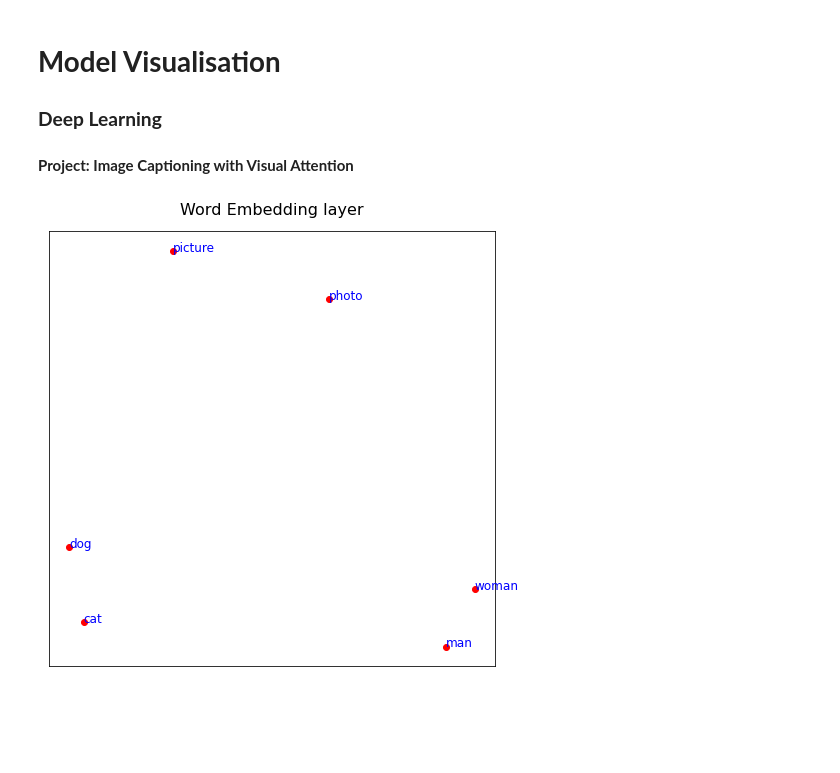
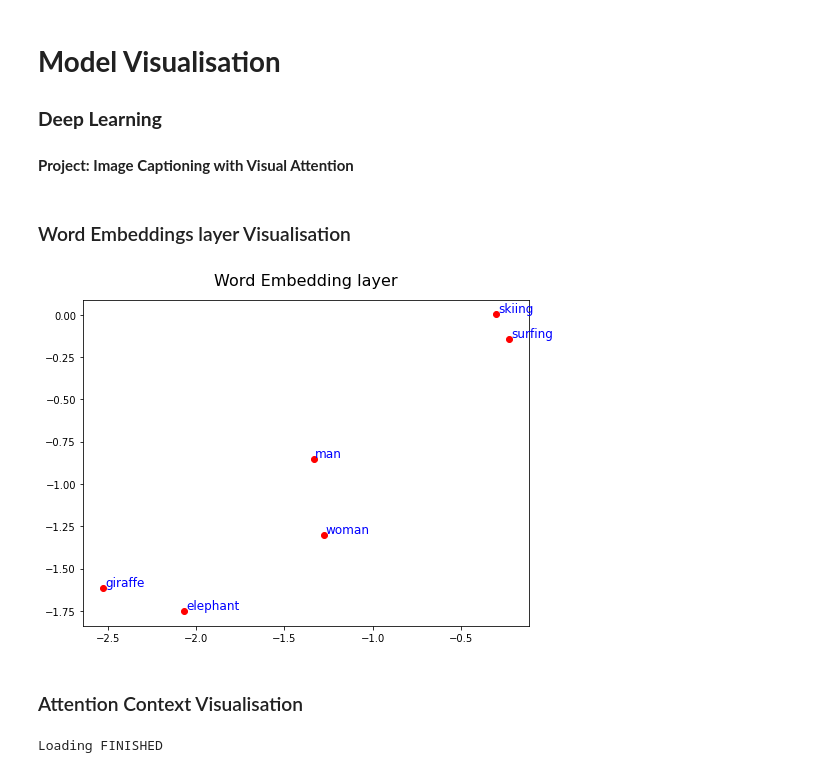
Before and after one commit to wiktorlazarski/Image-Captioning-with-Visual-Attention, a Jupyter notebook: notebooks/evaluating/Model_Visualisation.ipynb, the cells around one changed output. Drawn from its saved outputs; the diff is of its cells as text; code cells hidden in the pictures; blank space fills up the shorter version.

Commit message:
Attention visualisation

```diff
--- a/notebooks/evaluating/Model_Visualisation.ipynb
+++ b/notebooks/evaluating/Model_Visualisation.ipynb
@@ -16,6 +20,8 @@ import scripts.model as model
 
 %load_ext autoreload
 %autoreload 2
+# %% [markdown]
+### Word Embeddings layer Visualisation
 # %%
 DECODER_PATH = "./models/best_models/best_model_e128_a256_d512_lr0.0003-extended_with_loss.pth"
 # %%
@@ -40,12 +46,9 @@ embeddings = decoder.word_embedding.weight.detach().numpy()
 
 E_reduced = dv.reduce_to_k_dim(embeddings)
 # %%
-plt.rcParams["figure.figsize"] = (8, 8)
+plt.rcParams["figure.figsize"] = (8, 6)
 
 plt.title("Word Embedding layer", fontsize=16, y=1.025)
-plt.gca().axes.get_yaxis().set_visible(False)
-plt.gca().axes.get_xaxis().set_visible(False)
-
-dv.plot_embeddings(E_reduced, ["cat", "dog", "woman", "man", "photo", "picture"])
+dv.plot_embeddings(E_reduced, ["elephant", "giraffe", "woman", "man", "surfing", "skiing"])
 # %% [output]
-[figure, old version]
+[figure, new version]
@@ -51,0 +57,18 @@ dv.plot_embeddings(E_reduced, ["cat", "dog", "woman", "man", "photo", "picture"]
+# %% [markdown]
+### Attention Context Visualisation
+# %%
+MODEL_PATH = "./models/checkpoints/decoder_lr_3e-04_dropout_0.5_lambda_0.0.pth"
+state_dict = torch.load(MODEL_PATH)
+
+device = torch.device("cuda:0" if torch.cuda.is_available() else "cpu")
+
+decoder = model.LSTMDecoder(num_embeddings=10_004, embedding_dim=128, encoder_dim=196, decoder_dim=512, attention_dim=256)
+decoder.load_state_dict(state_dict["decoder"])
+decoder.to(device)
+
+encoder = model.VGG19Encoder()
+encoder.to(device)
+
+print("Loading FINISHED")
+# %% [output]
+Loading FINISHED
```
Also changed, not shown: parts of 18 cells of this notebook, 3 other files.
